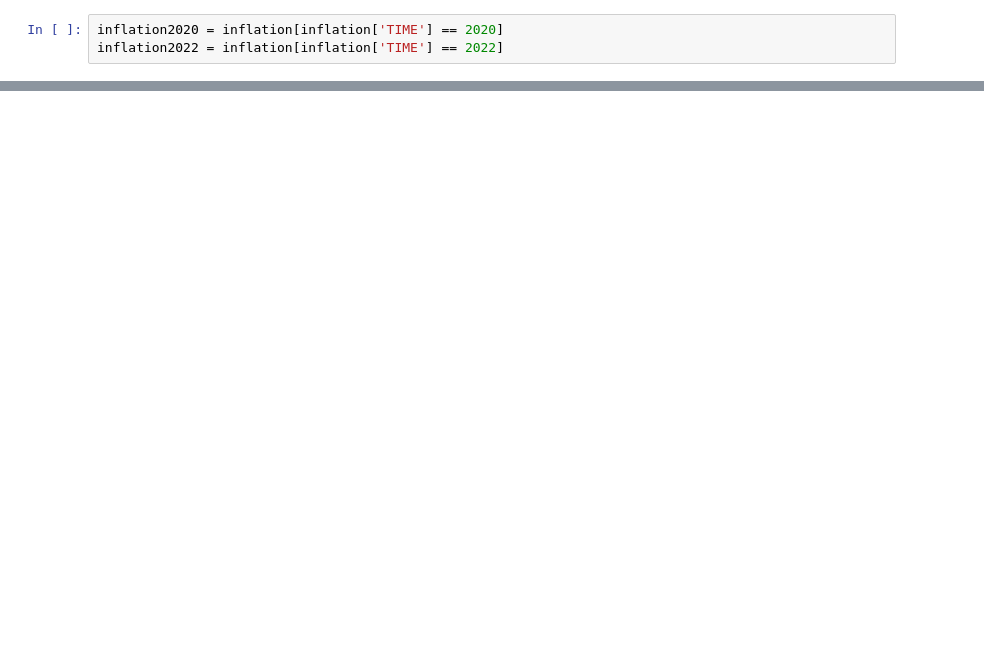
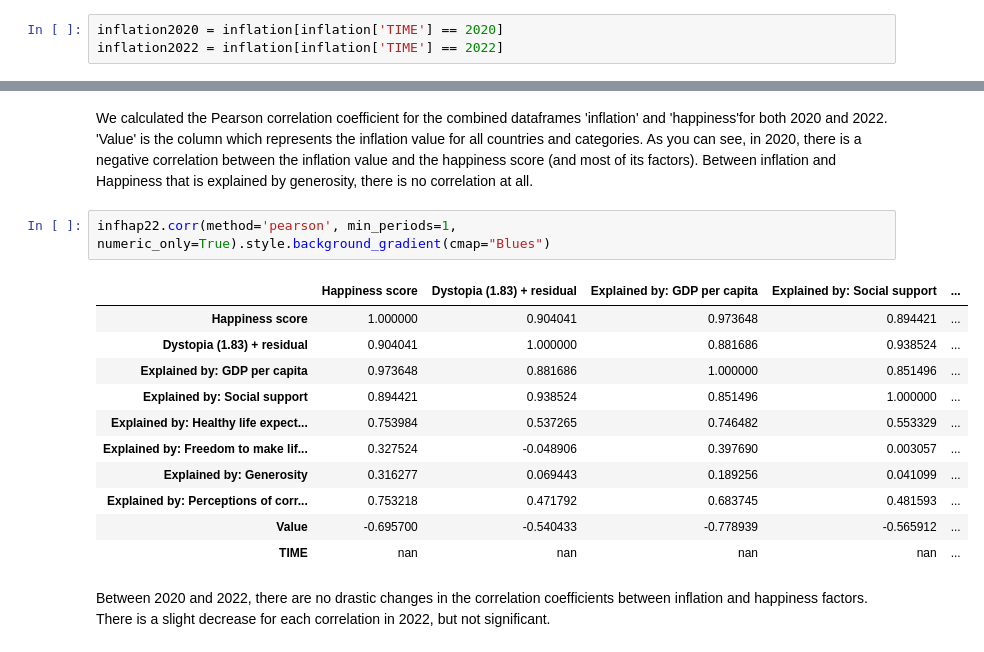
Before and after one commit to rxbinashley/infovisb4, a Jupyter notebook: _sources/docs/draft.ipynb, the cells around one changed output, grey strips where cells are left out. Drawn from its saved outputs; the diff is of its cells as text; blank space fills up the shorter version.

```diff
--- a/_sources/docs/draft.ipynb
+++ b/_sources/docs/draft.ipynb
@@ -449,0 +583,18 @@ The second visualization will be based on the same filtered data and will visual
+# %% [markdown]
+We calculated the Pearson correlation coefficient for the combined dataframes 'inflation' and 'happiness'for both 2020 and 2022. 'Value' is the column which represents the inflation value for all countries and categories. As you can see, in 2020, there is a negative correlation between the inflation value and the happiness score (and most of its factors). Between inflation and Happiness that is explained by generosity, there is no correlation at all.
+# %%
+infhap22.corr(method='pearson', min_periods=1, numeric_only=True).style.background_gradient(cmap="Blues")
+# %% [output]
+|  | Happiness score | Dystopia (1.83) + residual | Explained by: GDP per capita | Explained by: Social support | ... |
+| Happiness score | 1.000000 | 0.904041 | 0.973648 | 0.894421 | ... |
+| Dystopia (1.83) + residual | 0.904041 | 1.000000 | 0.881686 | 0.938524 | ... |
+| Explained by: GDP per capita | 0.973648 | 0.881686 | 1.000000 | 0.851496 | ... |
+| Explained by: Social support | 0.894421 | 0.938524 | 0.851496 | 1.000000 | ... |
+| Explained by: Healthy life expect... | 0.753984 | 0.537265 | 0.746482 | 0.553329 | ... |
+| Explained by: Freedom to make lif... | 0.327524 | -0.048906 | 0.397690 | 0.003057 | ... |
+| Explained by: Generosity | 0.316277 | 0.069443 | 0.189256 | 0.041099 | ... |
+| Explained by: Perceptions of corr... | 0.753218 | 0.471792 | 0.683745 | 0.481593 | ... |
+| Value | -0.695700 | -0.540433 | -0.778939 | -0.565912 | ... |
+| TIME | nan | nan | nan | nan | ... |
+# %% [markdown]
+Between 2020 and 2022, there are no drastic changes in the correlation coefficients between inflation and happiness factors. There is a slight decrease for each correlation in 2022, but not significant.
```
Also changed, not shown: parts of 50 cells of this notebook, 8 other files.
